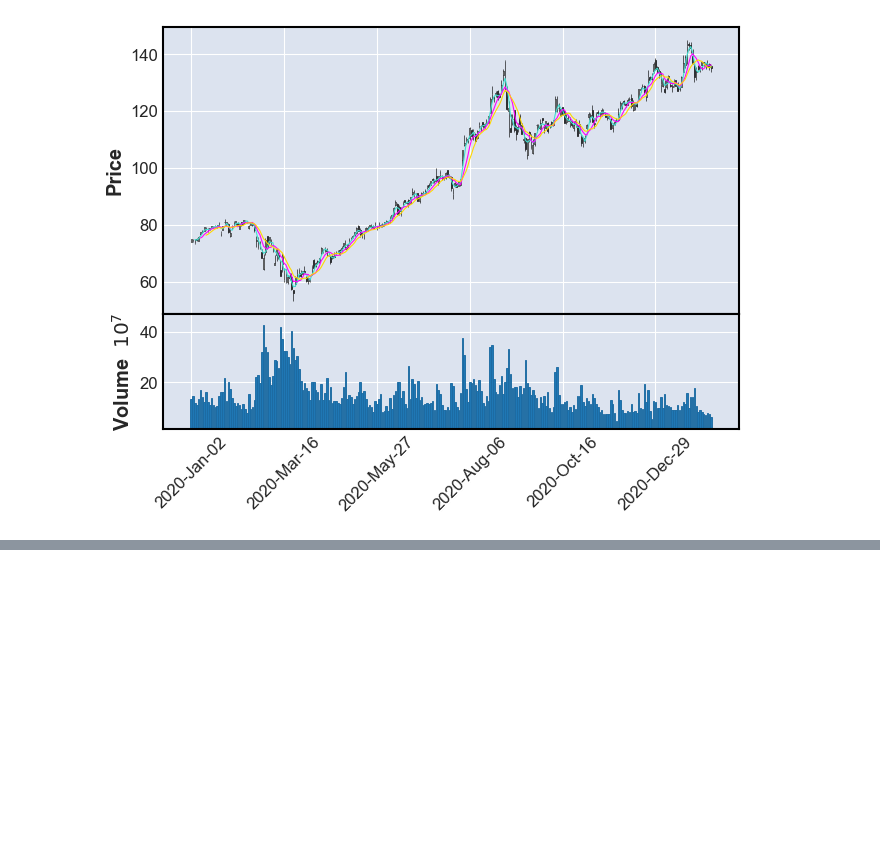
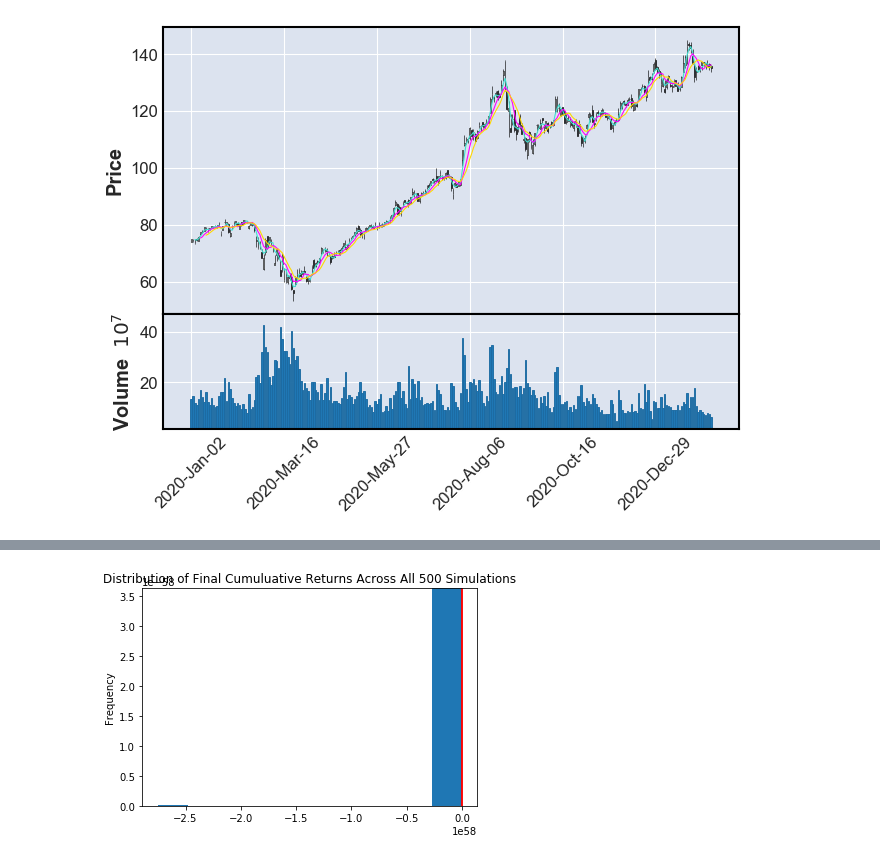
Before and after one commit to absahir/D.E.G.A._StockScreener, a Jupyter notebook: PseudoCode.ipynb, the cells around one changed output, grey strips where cells are left out. Saved outputs shown, nothing was run; the diff lists cells and outputs as text; code cells hidden in the pictures; blank space fills up the shorter version.

```diff
--- a/PseudoCode.ipynb
+++ b/PseudoCode.ipynb
@@ -345,0 +990,5 @@ mpf.plot(df,type='candle',mav=(3,6,9),volume=True)
+# %%
+# Plot probability distribution and confidence intervals
+dist_plot = MC_dist.plot_distribution()
+# %% [output]
+[figure, added]
```
Also changed, not shown: parts of 146 cells of this notebook, 6 other files.
